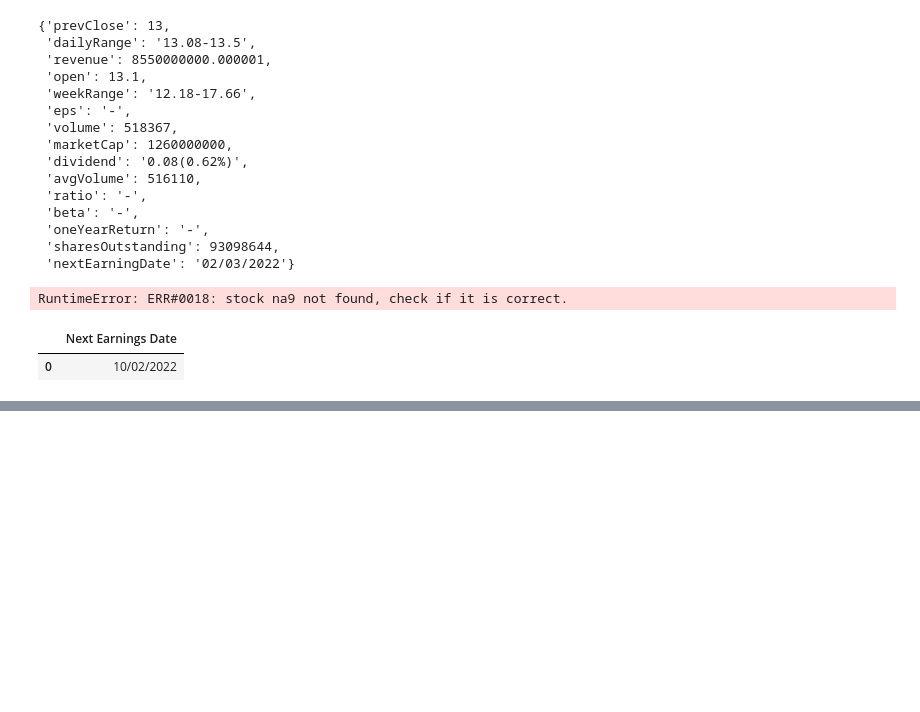
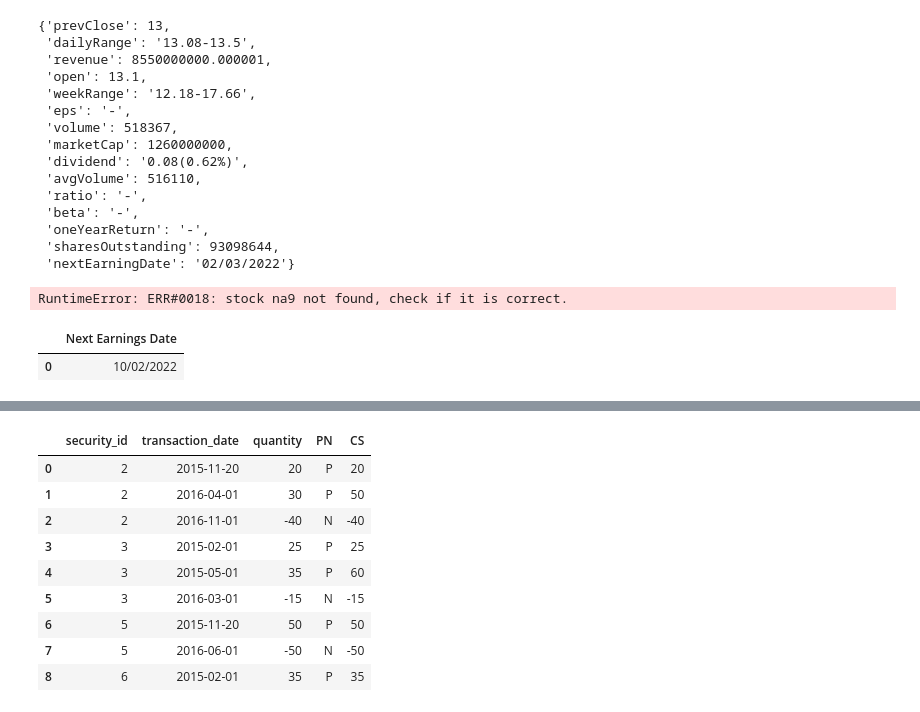
Before and after one commit to dcastf01/financial_app, a Jupyter notebook: notebooks/investing.ipynb, the cells around one changed output, grey strips where cells are left out. Drawn from its saved outputs; the diff is of its cells as text; code cells hidden in the pictures; blank space fills up the shorter version.

```diff
--- a/notebooks/investing.ipynb
+++ b/notebooks/investing.ipynb
@@ -348,0 +523,18 @@ info_df[['Next Earnings Date']]
+# %%
+import pandas as pd
+import numpy as np
+
+
+df = df1 = pd.DataFrame({'security_id': [2,2,2,3,3,3,5,5,6],
+                         'transaction_date': ['2015-11-20', '2016-04-01', '2016-11-01', '2015-02-01', '2015-05-01',
+                                              '2016-03-01', '2015-11-20', '2016-06-01', '2015-02-01'],
+                         'quantity': [20, 30, -40, 25, 35, -15, 50, -50, 35]})
+
+def FiFo(dfg):
+    if dfg[dfg['CS'] < 0]['quantity'].count():
+        subT = dfg[dfg['CS'] < 0]['CS'].iloc[-1]
+        dfg['quantity'] = np.where((dfg['CS'] + subT) <= 0, 0, dfg['quantity'])
+        dfg = dfg[dfg['quantity'] > 0]
+        if (len(dfg) > 0):
+            dfg['quantity'].iloc[0] = dfg['CS'].iloc[0] + subT
+    return dfg
@@ -348,0 +554,2 @@ info_df[['Next Earnings Date']]
+# %%
+df['PN'] = np.where(df['quantity'] > 0, 'P', 'N')
@@ -348,0 +569,15 @@ info_df[['Next Earnings Date']]
+# %%
+df['CS'] = df.groupby(['security_id', 'PN'])['quantity'].cumsum()
+# %%
+df
+# %% [output]
+|  | security_id | transaction_date | quantity | PN | CS |
+| 0 | 2 | 2015-11-20 | 20 | P | 20 |
+| 1 | 2 | 2016-04-01 | 30 | P | 50 |
+| 2 | 2 | 2016-11-01 | -40 | N | -40 |
+| 3 | 3 | 2015-02-01 | 25 | P | 25 |
+| 4 | 3 | 2015-05-01 | 35 | P | 60 |
+| 5 | 3 | 2016-03-01 | -15 | N | -15 |
+| 6 | 5 | 2015-11-20 | 50 | P | 50 |
+| 7 | 5 | 2016-06-01 | -50 | N | -50 |
+| 8 | 6 | 2015-02-01 | 35 | P | 35 |
```
Also changed, not shown: parts of 15 cells of this notebook, 9 other files.
